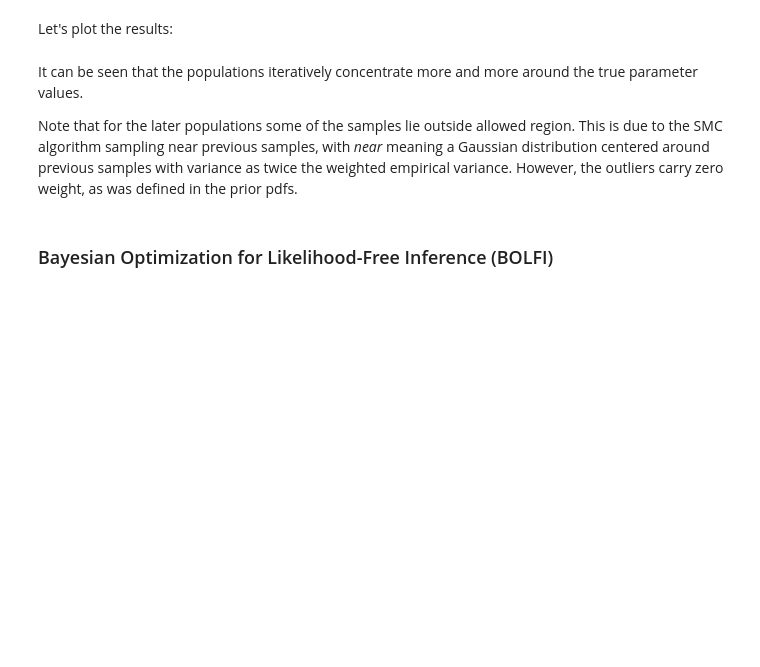
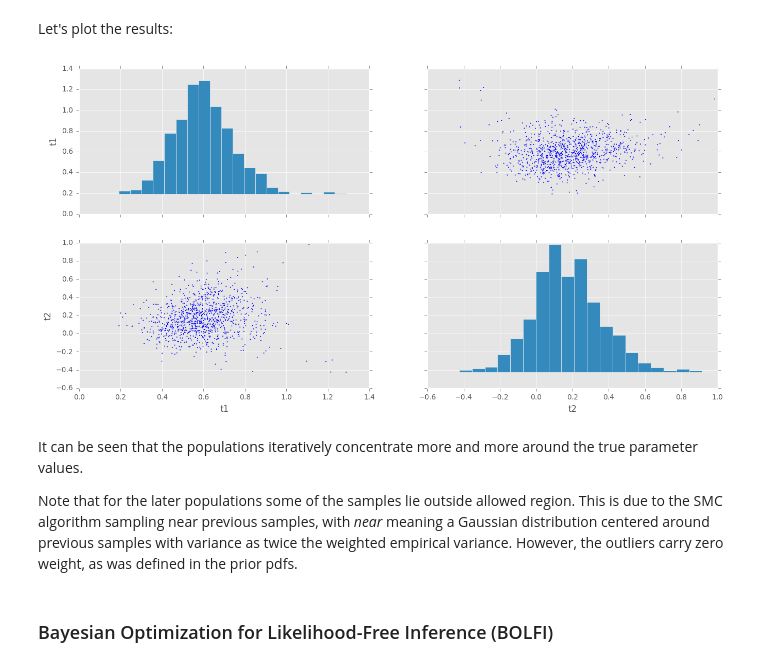
Before and after one commit to elfi-dev/elfi, a Jupyter notebook: notebooks/ELFI_tutorial_MA2.ipynb, the cells around one changed output. Drawn from its saved outputs; the diff is of its cells as text; code cells hidden in the pictures; blank space fills up the shorter version.

Commit message:
Result obj for the new SMC

```diff
--- a/notebooks/ELFI_tutorial_MA2.ipynb
+++ b/notebooks/ELFI_tutorial_MA2.ipynb
@@ -254,3 +317,7 @@ schedule = [0.7, 0.2, 0.05]
 # %% [markdown]
 Let's plot the results:
+# %%
+result_smc.plot_pairs();
+# %% [output]
+[figure, added]
 # %%
```
Also changed, not shown: parts of 18 cells of this notebook, 2 other files.
